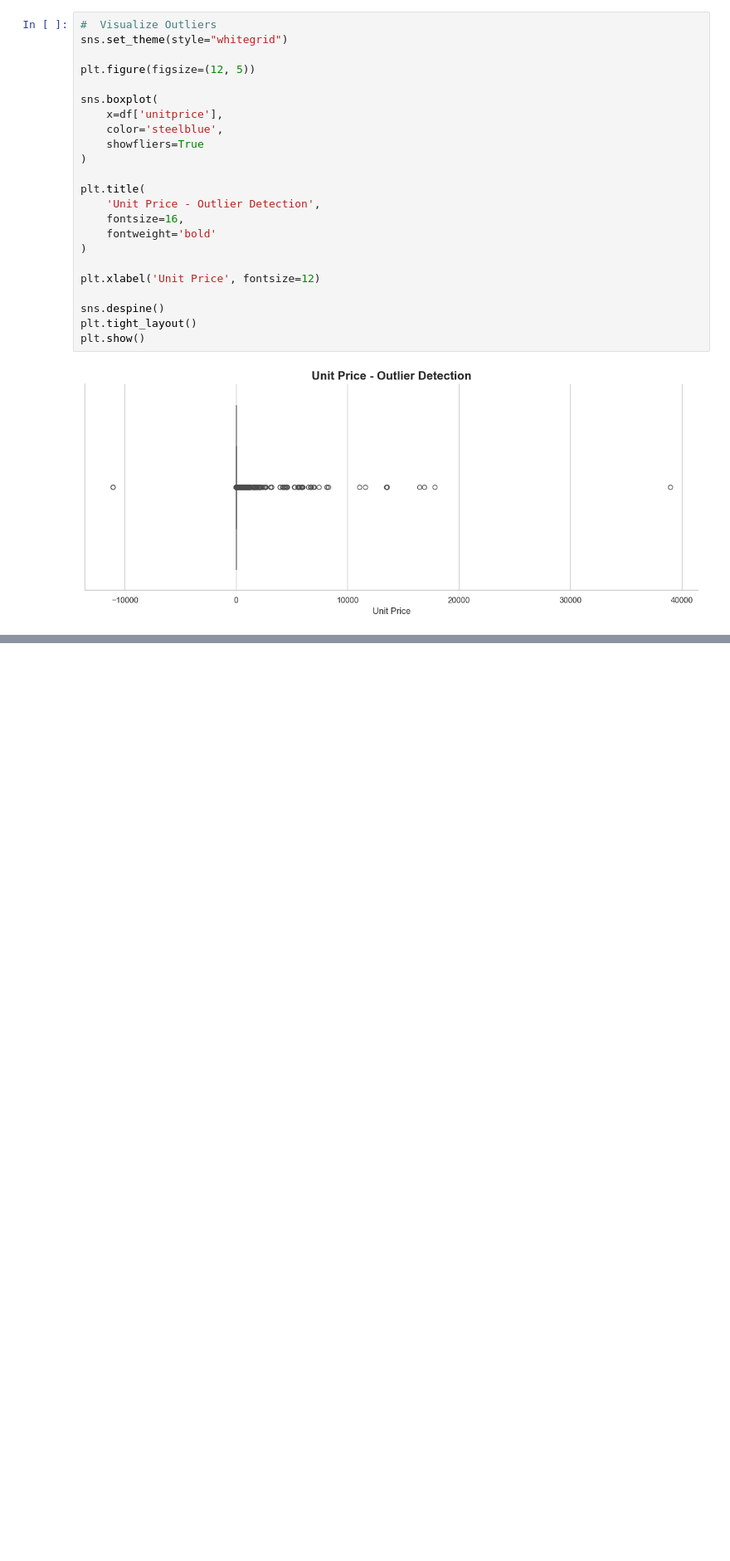
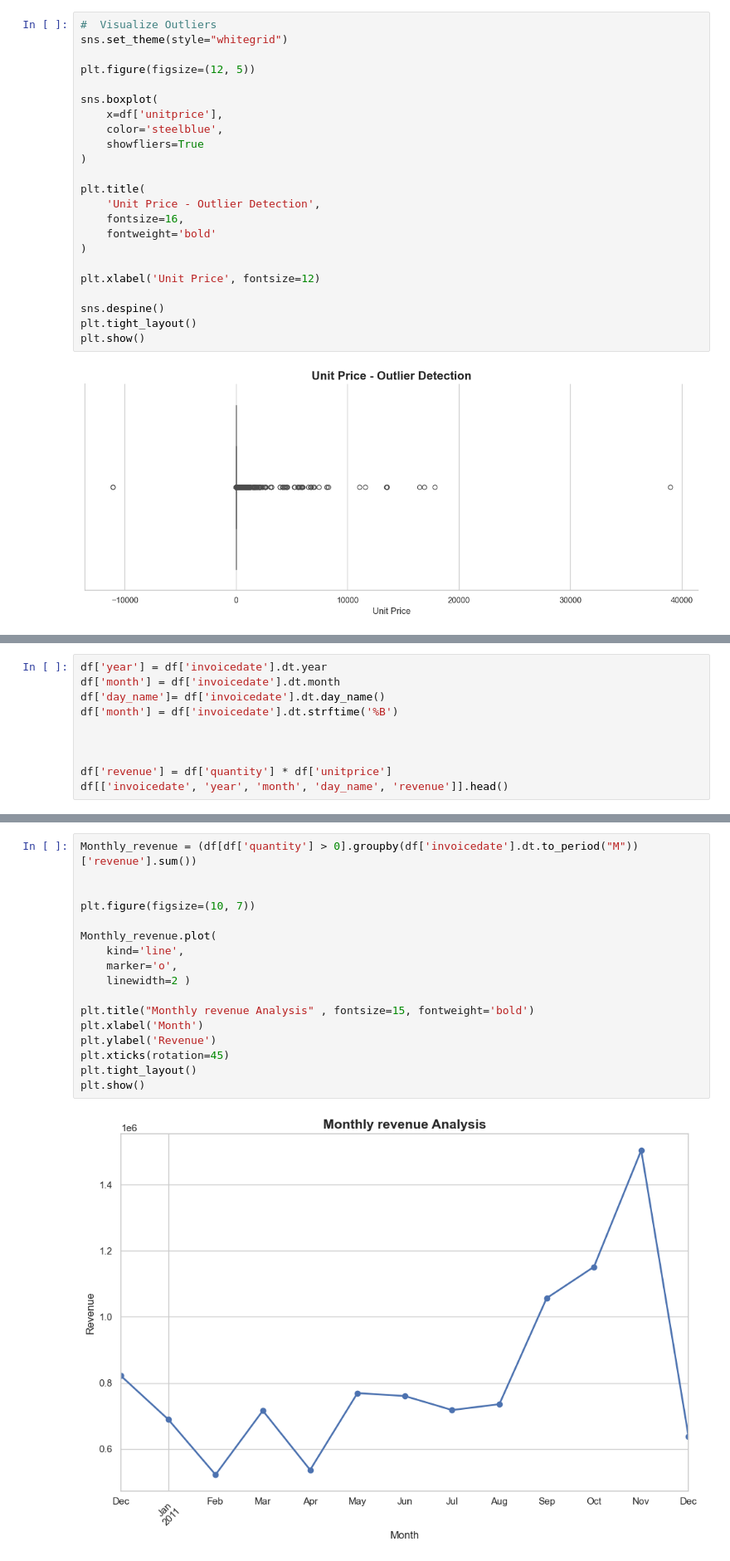
Before and after one commit to kiran77188/Internship_Task_01, a Jupyter notebook: notebooks/EDA.IPYNB, the cells around one changed output, grey strips where cells are left out. Shown at 83% size. Drawn from its saved outputs; the diff is of its cells as text; blank space fills up the shorter version.

```diff
--- a/notebooks/EDA.IPYNB
+++ b/notebooks/EDA.IPYNB
@@ -481,0 +325,10 @@ display(
+# %%
+df['year'] = df['invoicedate'].dt.year
+df['month'] = df['invoicedate'].dt.month
+df['day_name']= df['invoicedate'].dt.day_name()
+df['month'] = df['invoicedate'].dt.strftime('%B')
+
+
+
+df['revenue'] = df['quantity'] * df['unitprice']
+df[['invoicedate', 'year', 'month', 'day_name', 'revenue']].head()
@@ -481,0 +342,19 @@ display(
+# %%
+Monthly_revenue = (df[df['quantity'] > 0].groupby(df['invoicedate'].dt.to_period("M"))['revenue'].sum())
+
+
+plt.figure(figsize=(10, 7))
+
+Monthly_revenue.plot(
+    kind='line',
+    marker='o',
+    linewidth=2 )
+
+plt.title("Monthly revenue Analysis" , fontsize=15, fontweight='bold')
+plt.xlabel('Month')
+plt.ylabel('Revenue')
+plt.xticks(rotation=45)
+plt.tight_layout()
+plt.show()
+# %% [output]
+[figure, added]
```
Also changed, not shown: parts of 39 cells of this notebook.
